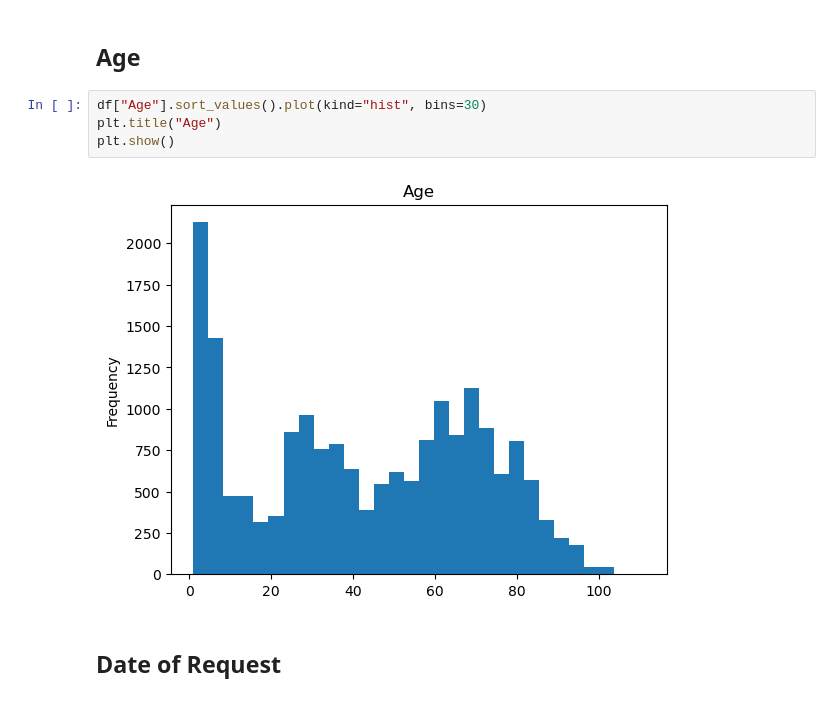
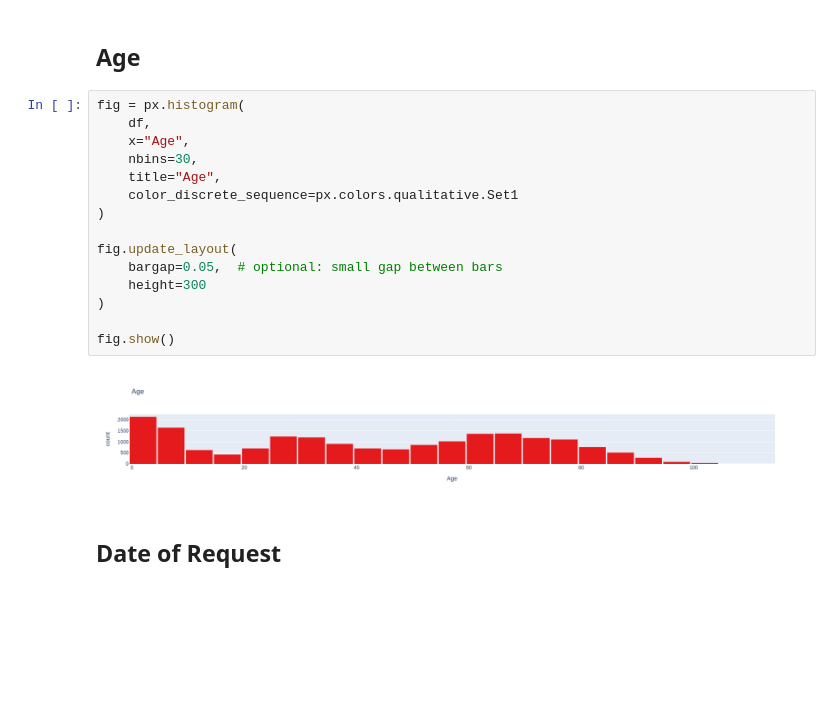
Before and after one commit to ZarulHanifah/aa7e7c, a Jupyter notebook: notebooks/cleaning_data2.ipynb, the cells around one changed output. Saved outputs shown, nothing was run; the diff lists cells and outputs as text; blank space fills up the shorter version.

```diff
--- a/notebooks/cleaning_data2.ipynb
+++ b/notebooks/cleaning_data2.ipynb
@@ -136,11 +196,22 @@ Youngest: 2023-12-24 10:15:28
 # %% [markdown]
 ## Age
 # %%
-df["Age"].sort_values().plot(kind="hist", bins=30)
-plt.title("Age")
-plt.show()
+fig = px.histogram(
+    df,
+    x="Age",
+    nbins=30,
+    title="Age",
+    color_discrete_sequence=px.colors.qualitative.Set1
+)
+
+fig.update_layout(
+    bargap=0.05,  # optional: small gap between bars
+    height=300
+)
+
+fig.show()
 # %% [output]
-[figure, old version]
+[figure, new version]
 # %% [markdown]
 ## Date of Request
 # %%
```
Also changed, not shown: parts of 30 cells of this notebook.
